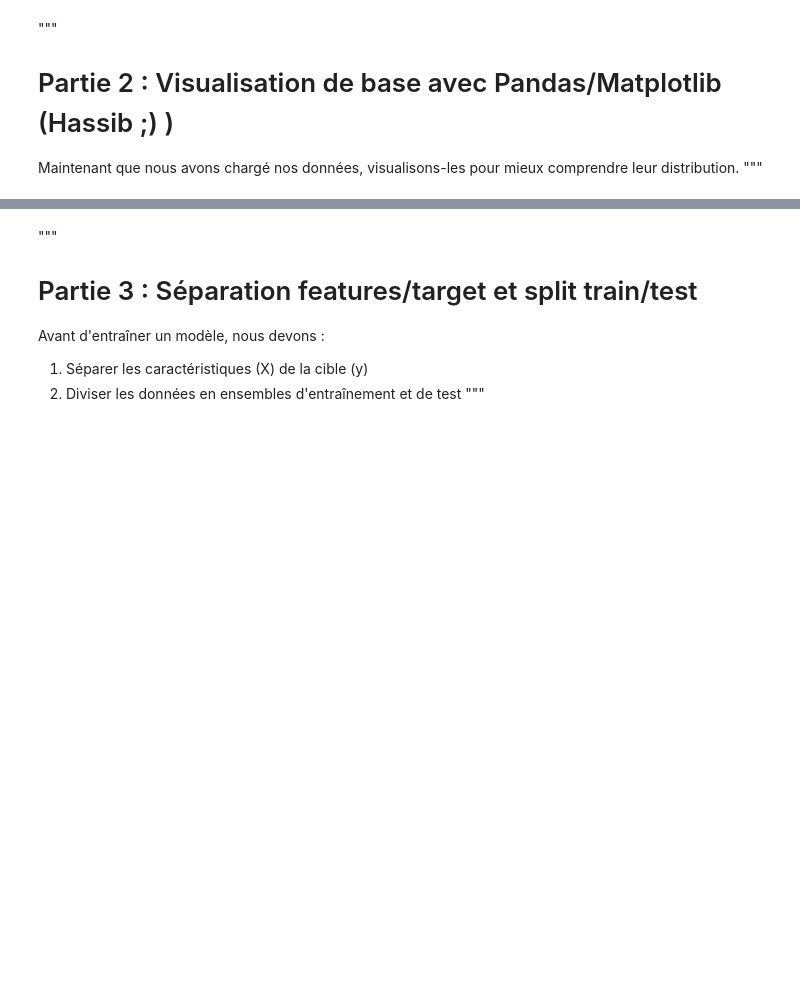
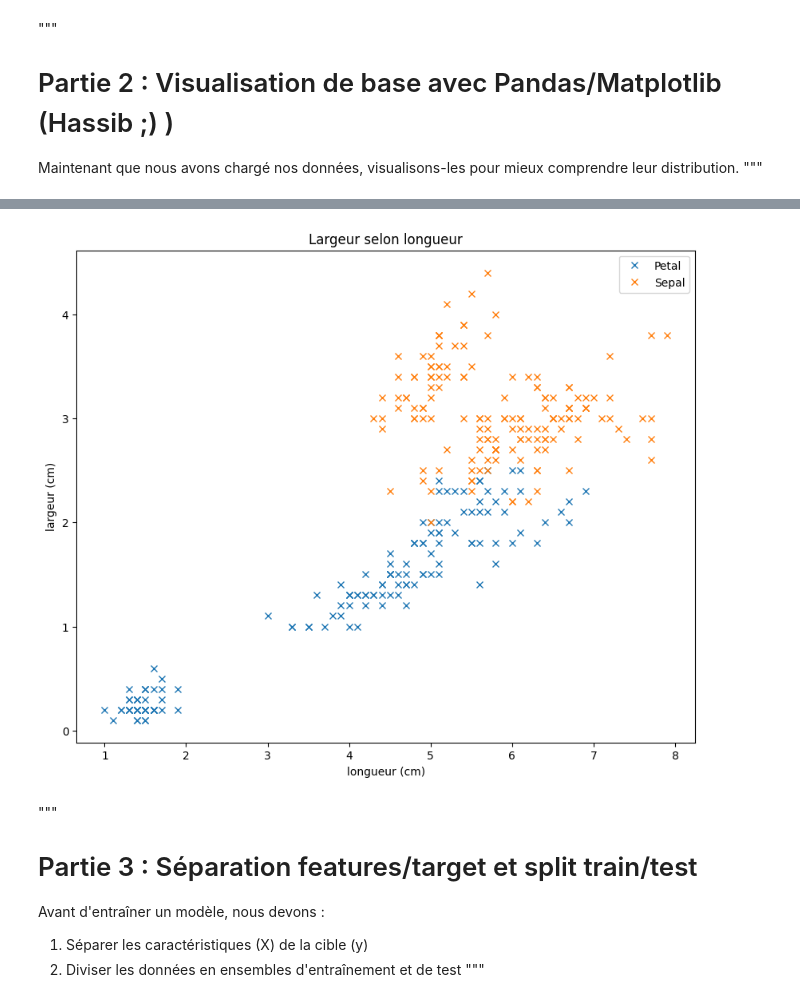
Before and after one commit to azezized/Ateliers-PolyAI, a Jupyter notebook: chapitre1/Introduction au Machine Learning.ipynb, the cells around one changed output, grey strips where cells are left out. Saved outputs shown, nothing was run; the diff lists cells and outputs as text; code cells hidden in the pictures; blank space fills up the shorter version.

```diff
--- a/chapitre1/Introduction au Machine Learning.ipynb
+++ b/chapitre1/Introduction au Machine Learning.ipynb
@@ -41,3 +168,29 @@ Maintenant que nous avons chargé nos données, visualisons-les pour mieux compr
+# %%
+# Nuage de points
+
+# sublopts nous permet de rajouter dans un même tableau plusieurs graphe
+fig, ax = plt.subplots(figsize=(10,8))
+
+#  ajout des relations dans le graphique
+# Le 'x' nous permet de faire que chaque donné à la forme de x
+# (peut prendre la valeur o pour donner la forme o)
+ax.plot(iris_df['petal length (cm)'], iris_df['petal width (cm)'], 'x', label='Petal')
+ax.plot(iris_df['sepal length (cm)'], iris_df['sepal width (cm)'], 'x', label='Sepal')
+
+# on configure le nom
+ax.set_title('Largeur selon longueur')
+
+# on configure les axes
+ax.set_xlabel('longueur (cm)')
+ax.set_ylabel('largeur (cm)')
+
+# ajout de la légend
+ax.legend()
+
+# on affiche
+plt.show()
+# %% [output]
+[figure, added]
 # %% [markdown]
 """
 # Partie 3 : Séparation features/target et split train/test
```
Also changed, not shown: parts of 10 cells of this notebook.
